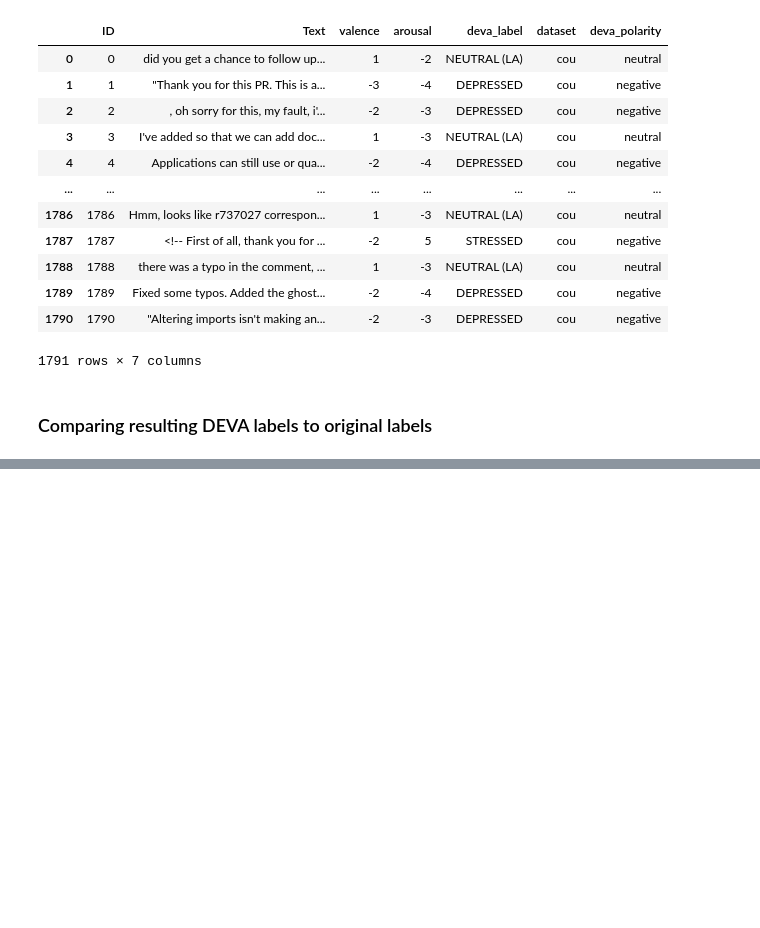
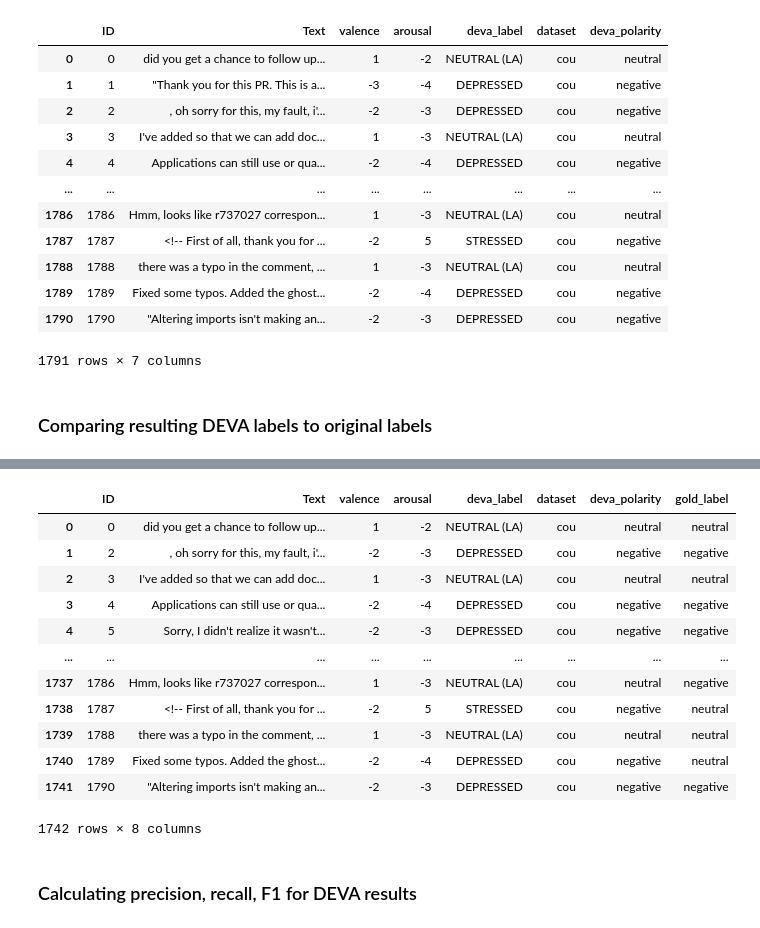
Before and after one commit to davidmrc6/bep, a Jupyter notebook: notebooks/main.ipynb, the cells around one changed output, grey strips where cells are left out. Drawn from its saved outputs; the diff is of its cells as text; code cells hidden in the pictures; blank space fills up the shorter version.

```diff
--- a/notebooks/main.ipynb
+++ b/notebooks/main.ipynb
@@ -85,9 +85,14 @@ else:
         data = [json.loads(text)]
 
 df_cou = pd.json_normalize(data, sep="_")
-wanted = [
-    "raw_message", "clean_message", "message_url",
-    "part2_aggregate_polarity", "part2_aggregate_avg_confidence", "part2_aggregate_agreement_type",
-    "tools_SentiStrength", "tools_SentiStrengthSE", "tools_SentiCR", "tools_DEVA", "tools_Senti4SD"
-]
-df_cou = df[[c for c in wanted if c in df.columns]]
+
+print(df_cou.columns.tolist())
+print('discussion_polarity' in df_cou.columns)
+
+# wanted = [
+#     "raw_message", "clean_message", "message_url",
+#     "part2_aggregate_polarity", "part2_aggregate_avg_confidence", "part2_aggregate_agreement_type",
+#     "tools_SentiStrength", "tools_SentiStrengthSE", "tools_SentiCR", "tools_DEVA", "tools_Senti4SD",
+#     "discussion_polarity"
+# ]
+# df_cou = df[[c for c in wanted if c in df.columns]]
@@ -317,0 +347,27 @@ merged_gh
+# %%
+df_cou_labels = df_cou[['part2_aggregate_polarity']].copy()
+df_cou_labels.insert(0, 'ID', df_cou_labels.index.astype(str))
+df_cou_labels = df_cou_labels[df_cou_labels['part2_aggregate_polarity'] != 'undefined']
+
+merged_cou = df_deva_cou.merge(
+    df_cou_labels,
+    on='ID'
+).rename(columns={'part2_aggregate_polarity': 'gold_label'})
+
+merged_cou
+# %% [output]
+|  | ID | Text | valence | arousal | deva_label | dataset | deva_polarity | gold_label |
+| 0 | 0 | did you get a chance to follow up... | 1 | -2 | NEUTRAL (LA) | cou | neutral | neutral |
+| 1 | 2 | , oh sorry for this, my fault, i'... | -2 | -3 | DEPRESSED | cou | negative | negative |
+| 2 | 3 | I've added so that we can add doc... | 1 | -3 | NEUTRAL (LA) | cou | neutral | neutral |
+| 3 | 4 | Applications can still use or qua... | -2 | -4 | DEPRESSED | cou | negative | negative |
+| 4 | 5 | Sorry, I didn't realize it wasn't... | -2 | -3 | DEPRESSED | cou | negative | negative |
+| ... | ... | ... | ... | ... | ... | ... | ... | ... |
+| 1737 | 1786 | Hmm, looks like r737027 correspon... | 1 | -3 | NEUTRAL (LA) | cou | neutral | negative |
+| 1738 | 1787 | <!-- First of all, thank you for ... | -2 | 5 | STRESSED | cou | negative | neutral |
+| 1739 | 1788 | there was a typo in the comment, ... | 1 | -3 | NEUTRAL (LA) | cou | neutral | neutral |
+| 1740 | 1789 | Fixed some typos. Added the ghost... | -2 | -4 | DEPRESSED | cou | negative | neutral |
+| 1741 | 1790 | "Altering imports isn't making an... | -2 | -3 | DEPRESSED | cou | negative | negative |
+1742 rows × 8 columns
+# %% [markdown]
+### Calculating precision, recall, F1 for DEVA results
```
Also changed, not shown: parts of 4 cells of this notebook.
